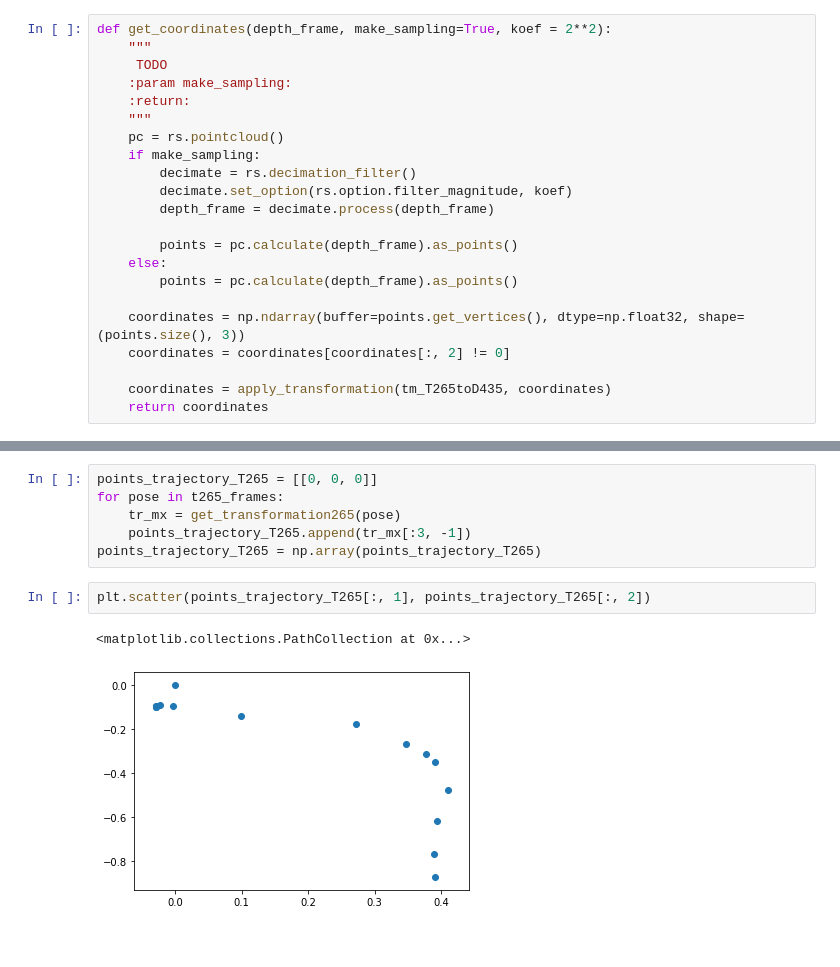
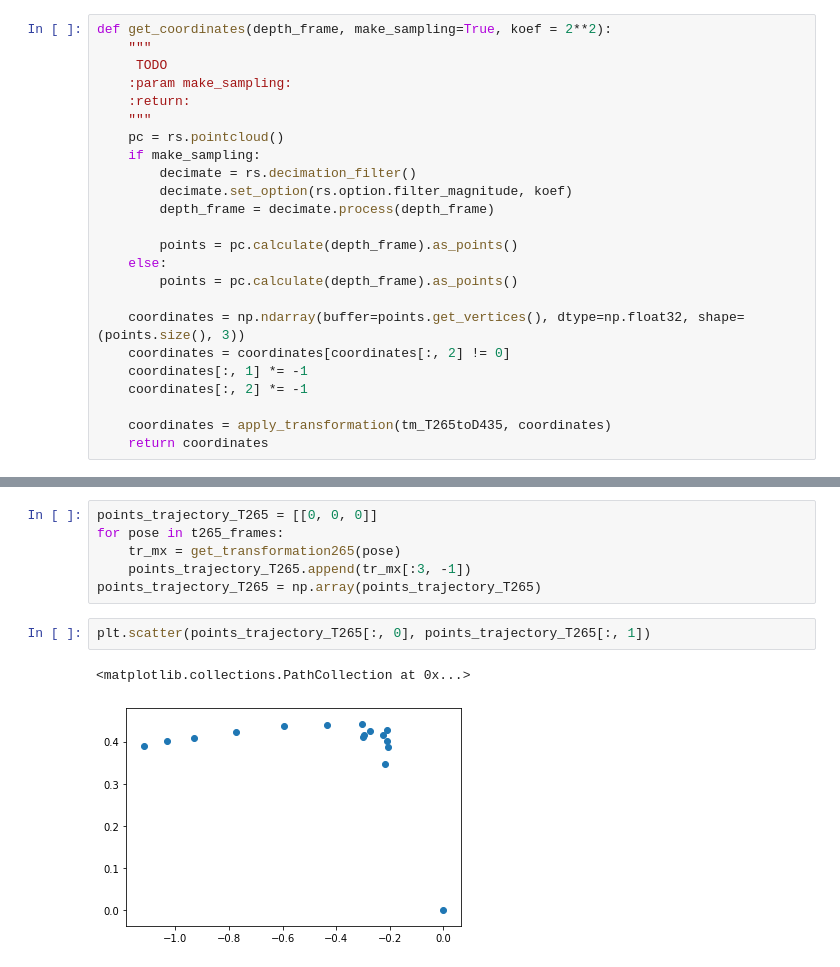
Before and after one commit to IlinValery/realsense_localization_depth_to_map, a Jupyter notebook: notebooks/Frames_analisys_Zainulina.ipynb, the cells around one changed output, grey strips where cells are left out. Cells and saved outputs as stored; diff of their text form.

```diff
--- a/notebooks/Frames_analisys_Zainulina.ipynb
+++ b/notebooks/Frames_analisys_Zainulina.ipynb
@@ -221,6 +221,8 @@ def get_coordinates(depth_frame, make_sampling=True, koef = 2**2):
 
     coordinates = np.ndarray(buffer=points.get_vertices(), dtype=np.float32, shape=(points.size(), 3))
     coordinates = coordinates[coordinates[:, 2] != 0]
+    coordinates[:, 1] *= -1
+    coordinates[:, 2] *= -1
 
     coordinates = apply_transformation(tm_T265toD435, coordinates)
     return coordinates
@@ -484,10 +521,10 @@ for pose in t265_frames:
     points_trajectory_T265.append(tr_mx[:3, -1])
 points_trajectory_T265 = np.array(points_trajectory_T265)
 # %%
-plt.scatter(points_trajectory_T265[:, 1], points_trajectory_T265[:, 2])
+plt.scatter(points_trajectory_T265[:, 0], points_trajectory_T265[:, 1])
 # %% [output]
 <matplotlib.collections.PathCollection at 0x...>
-[figure, old version]
+[figure, new version]
 # %%
 fig = plt.figure()
 ax = fig.add_subplot(111, projection='3d')
```
Also changed, not shown: parts of 54 cells of this notebook.
